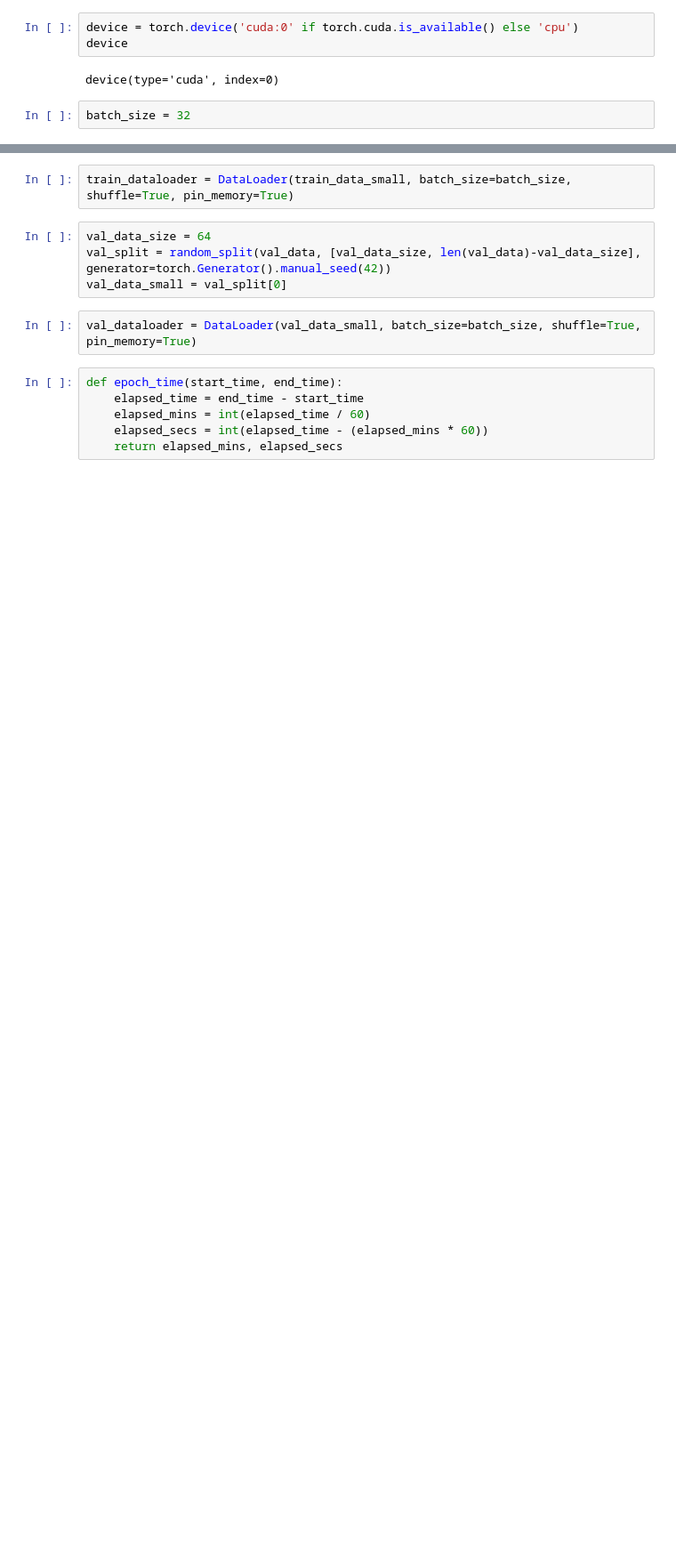
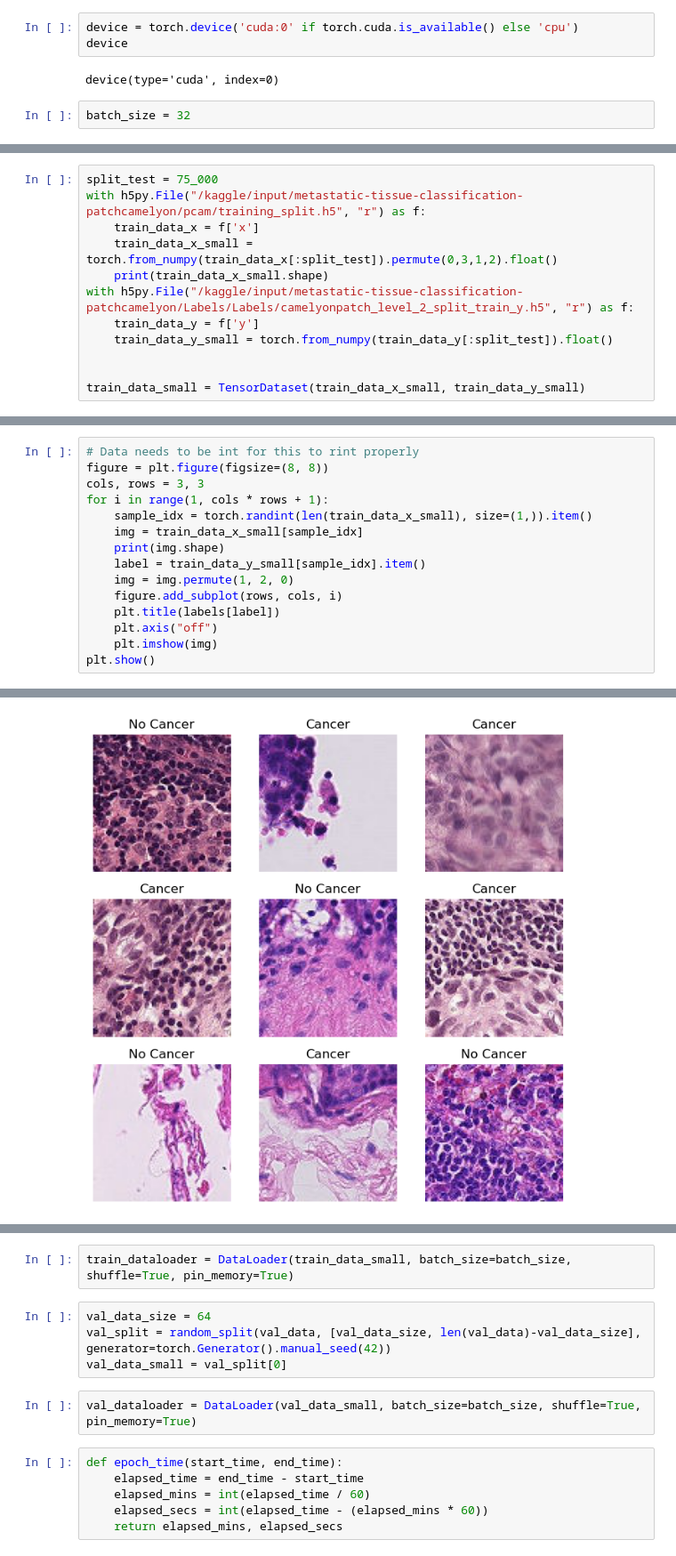
Before and after one commit to cs449w23/project-cs_get_degrees, a Jupyter notebook: CNN_rodney.ipynb, the cells around one changed output, grey strips where cells are left out. Shown at 89% size. Cells and saved outputs as stored; diff of their text form; blank space fills up the shorter version.

Commit message:
Fixed the slow training stuffs

```diff
--- a/CNN_rodney.ipynb
+++ b/CNN_rodney.ipynb
@@ -114,0 +103,12 @@ val_data = datasets.PCAM(
+# %%
+split_test = 75_000
+with h5py.File("/kaggle/input/metastatic-tissue-classification-patchcamelyon/pcam/training_split.h5", "r") as f:
+    train_data_x = f['x']
+    train_data_x_small = torch.from_numpy(train_data_x[:split_test]).permute(0,3,1,2).float()
+    print(train_data_x_small.shape)
+with h5py.File("/kaggle/input/metastatic-tissue-classification-patchcamelyon/Labels/Labels/camelyonpatch_level_2_split_train_y.h5", "r") as f:
+    train_data_y = f['y']
+    train_data_y_small = torch.from_numpy(train_data_y[:split_test]).float()
+
+
+train_data_small = TensorDataset(train_data_x_small, train_data_y_small)
@@ -114,0 +131,16 @@ val_data = datasets.PCAM(
+# %%
+# Data needs to be int for this to rint properly
+figure = plt.figure(figsize=(8, 8))
+cols, rows = 3, 3
+for i in range(1, cols * rows + 1):
+    sample_idx = torch.randint(len(train_data_x_small), size=(1,)).item()
+    img = train_data_x_small[sample_idx]
+    print(img.shape)
+    label = train_data_y_small[sample_idx].item()
+    img = img.permute(1, 2, 0)
+    figure.add_subplot(rows, cols, i)
+    plt.title(labels[label])
+    plt.axis("off")
+    plt.imshow(img)
+plt.show()
+# %% [output]
@@ -115,3 +156,4 @@ val_data = datasets.PCAM(
+[figure, added]
 # %%
 # train_split = random_split(train_data, [20000, 242144], generator=torch.Generator().manual_seed(42))
 # train_data_small = train_split[0]
```
Also changed, not shown: parts of 16 cells of this notebook.
